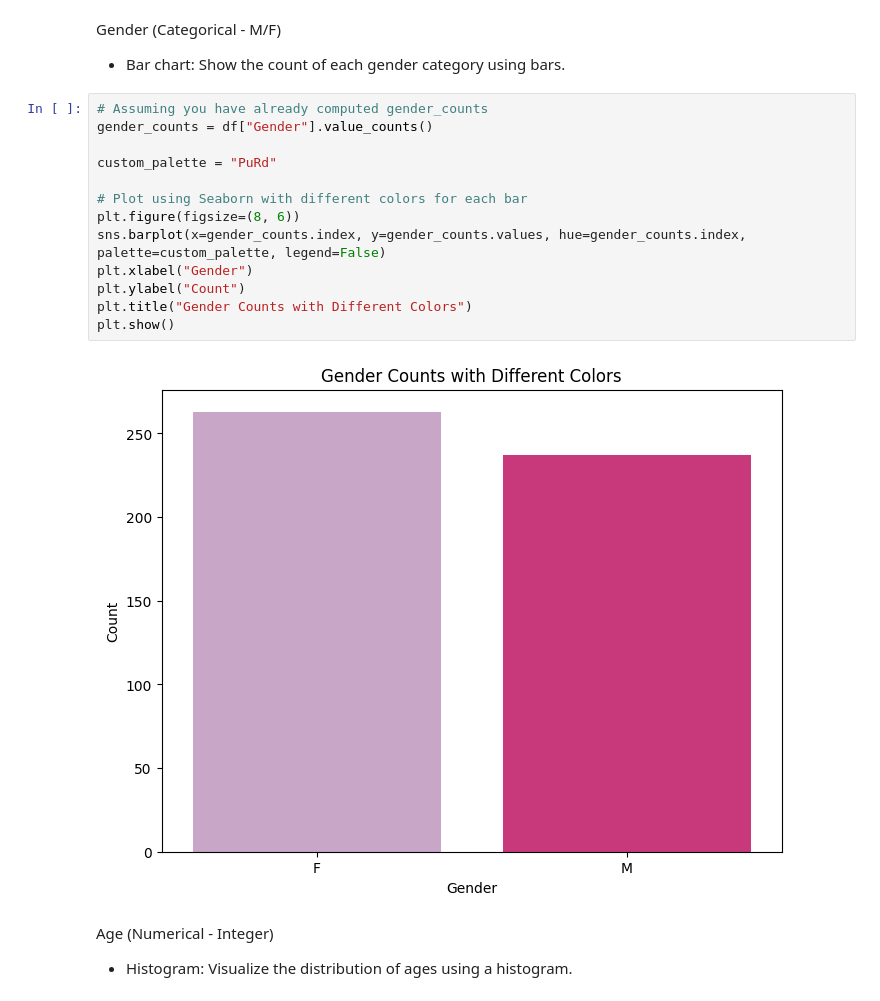
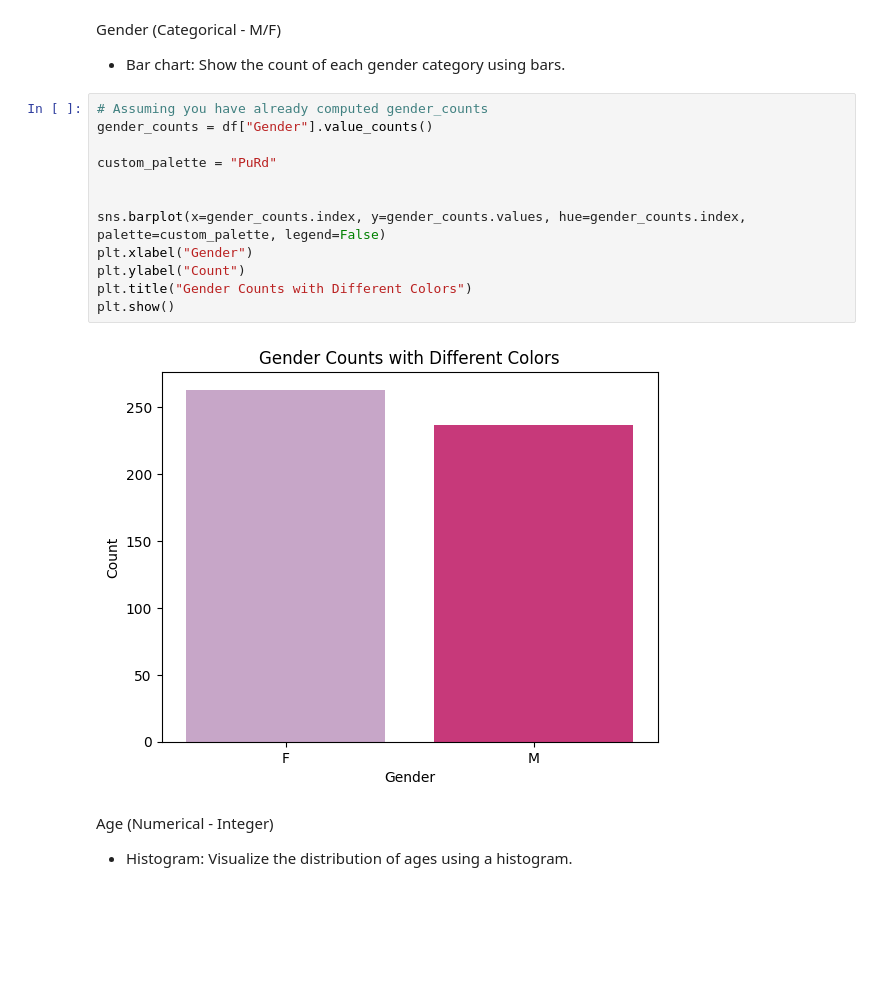
Before and after one commit to CMU-17313Q/fall23-nodebb-generation-z, a Jupyter notebook: career-model/model_analysis.ipynb, the cells around one changed output. Saved outputs shown, nothing was run; the diff lists cells and outputs as text; blank space fills up the shorter version.

```diff
--- a/career-model/model_analysis.ipynb
+++ b/career-model/model_analysis.ipynb
@@ -120,18 +120,17 @@ Gender (Categorical - M/F)
 # %%
 # Assuming you have already computed gender_counts
 gender_counts = df["Gender"].value_counts()
 
 custom_palette = "PuRd"
 
-# Plot using Seaborn with different colors for each bar
-plt.figure(figsize=(8, 6))
+
 sns.barplot(x=gender_counts.index, y=gender_counts.values, hue=gender_counts.index, palette=custom_palette, legend=False)
 plt.xlabel("Gender")
 plt.ylabel("Count")
 plt.title("Gender Counts with Different Colors")
 plt.show()
 # %% [output]
-[figure, old version]
+[figure, new version]
 # %% [markdown]
 Age (Numerical - Integer)
 - Histogram: Visualize the distribution of ages using a histogram.
```
Also changed, not shown: parts of 2 cells of this notebook.
